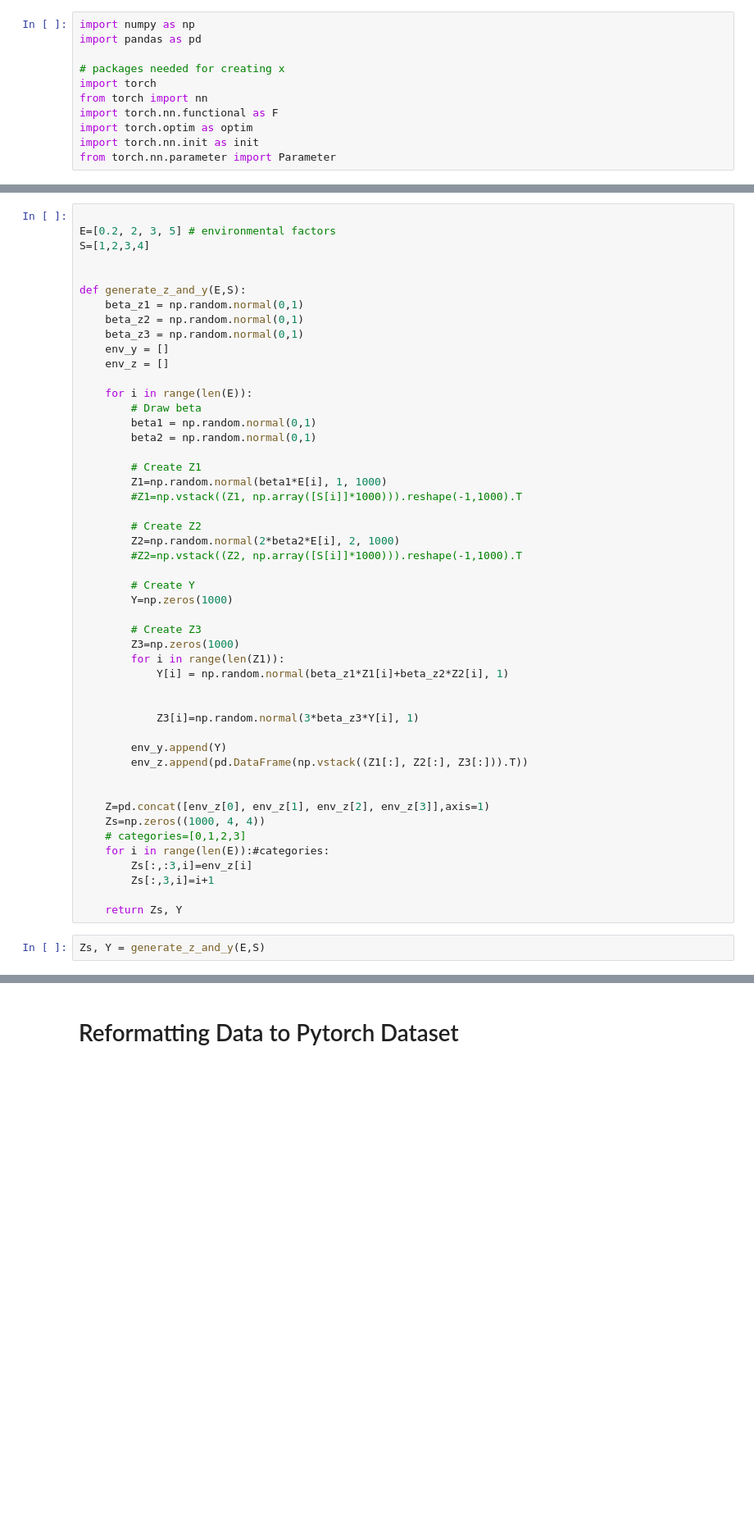
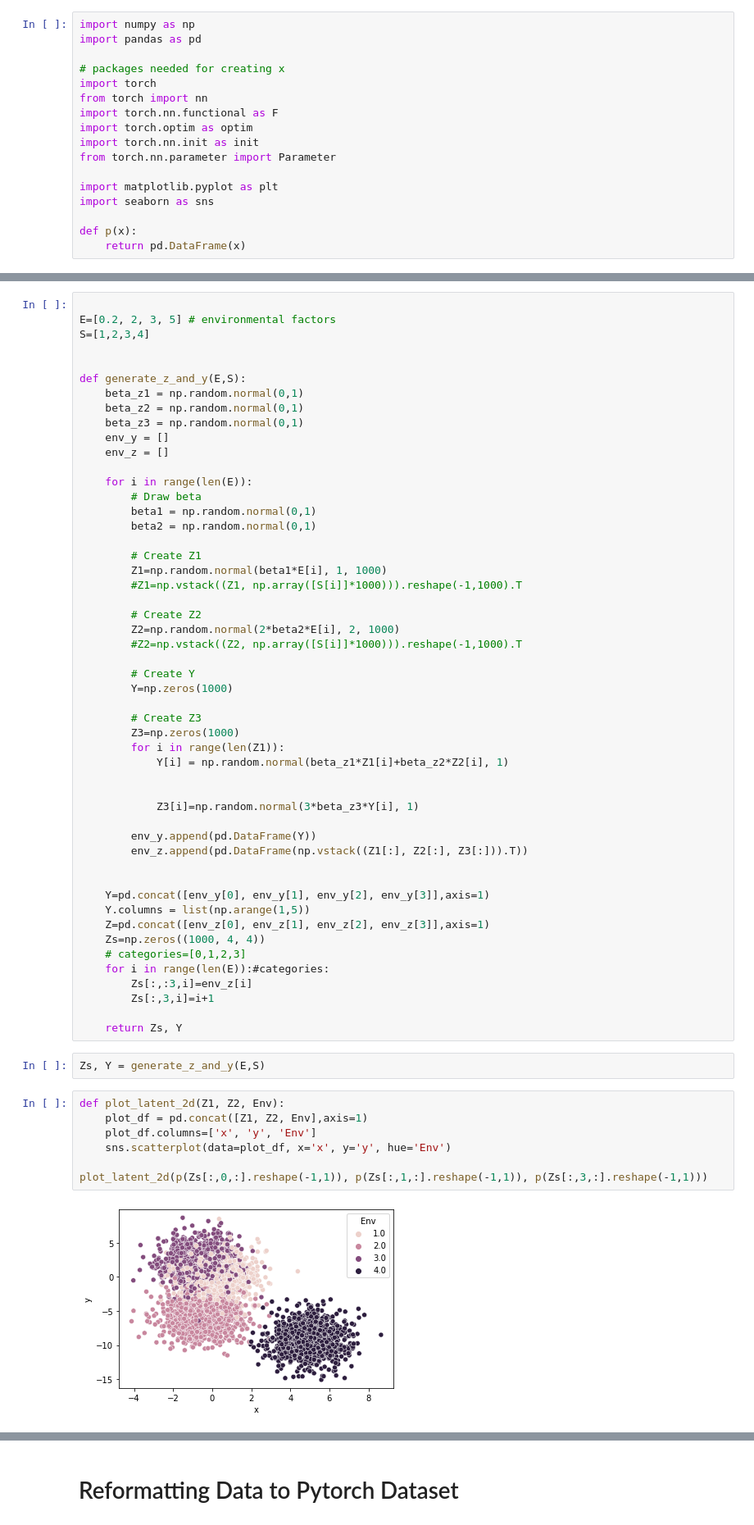
Before and after one commit to AlliBusa/02456_Project_Causality, a Jupyter notebook: generating_synthetic_data.ipynb, the cells around one changed output, grey strips where cells are left out. Shown at 82% size. Cells and saved outputs as stored; diff of their text form; blank space fills up the shorter version.

Commit message:
Plots

```diff
--- a/generating_synthetic_data.ipynb
+++ b/generating_synthetic_data.ipynb
@@ -13,6 +13,12 @@ import torch.nn.functional as F
 import torch.optim as optim
 import torch.nn.init as init
 from torch.nn.parameter import Parameter
+
+import matplotlib.pyplot as plt
+import seaborn as sns
+
+def p(x):
+    return pd.DataFrame(x)
 # %% [markdown]
 ## Generating Z and Y
 # %%
@@ -52,10 +58,12 @@ def generate_z_and_y(E,S):
 
             Z3[i]=np.random.normal(3*beta_z3*Y[i], 1)
 
-        env_y.append(Y)
+        env_y.append(pd.DataFrame(Y))
         env_z.append(pd.DataFrame(np.vstack((Z1[:], Z2[:], Z3[:])).T))
 
 
+    Y=pd.concat([env_y[0], env_y[1], env_y[2], env_y[3]],axis=1)
+    Y.columns = list(np.arange(1,5))
     Z=pd.concat([env_z[0], env_z[1], env_z[2], env_z[3]],axis=1)
     Zs=np.zeros((1000, 4, 4))
     # categories=[0,1,2,3]
@@ -66,3 +74,12 @@ def generate_z_and_y(E,S):
     return Zs, Y
 # %%
 Zs, Y = generate_z_and_y(E,S)
+# %%
+def plot_latent_2d(Z1, Z2, Env):
+    plot_df = pd.concat([Z1, Z2, Env],axis=1)
+    plot_df.columns=['x', 'y', 'Env']
+    sns.scatterplot(data=plot_df, x='x', y='y', hue='Env')
+
+plot_latent_2d(p(Zs[:,0,:].reshape(-1,1)), p(Zs[:,1,:].reshape(-1,1)), p(Zs[:,3,:].reshape(-1,1)))
+# %% [output]
+[figure, added]
```
Also changed, not shown: parts of 9 cells of this notebook.
